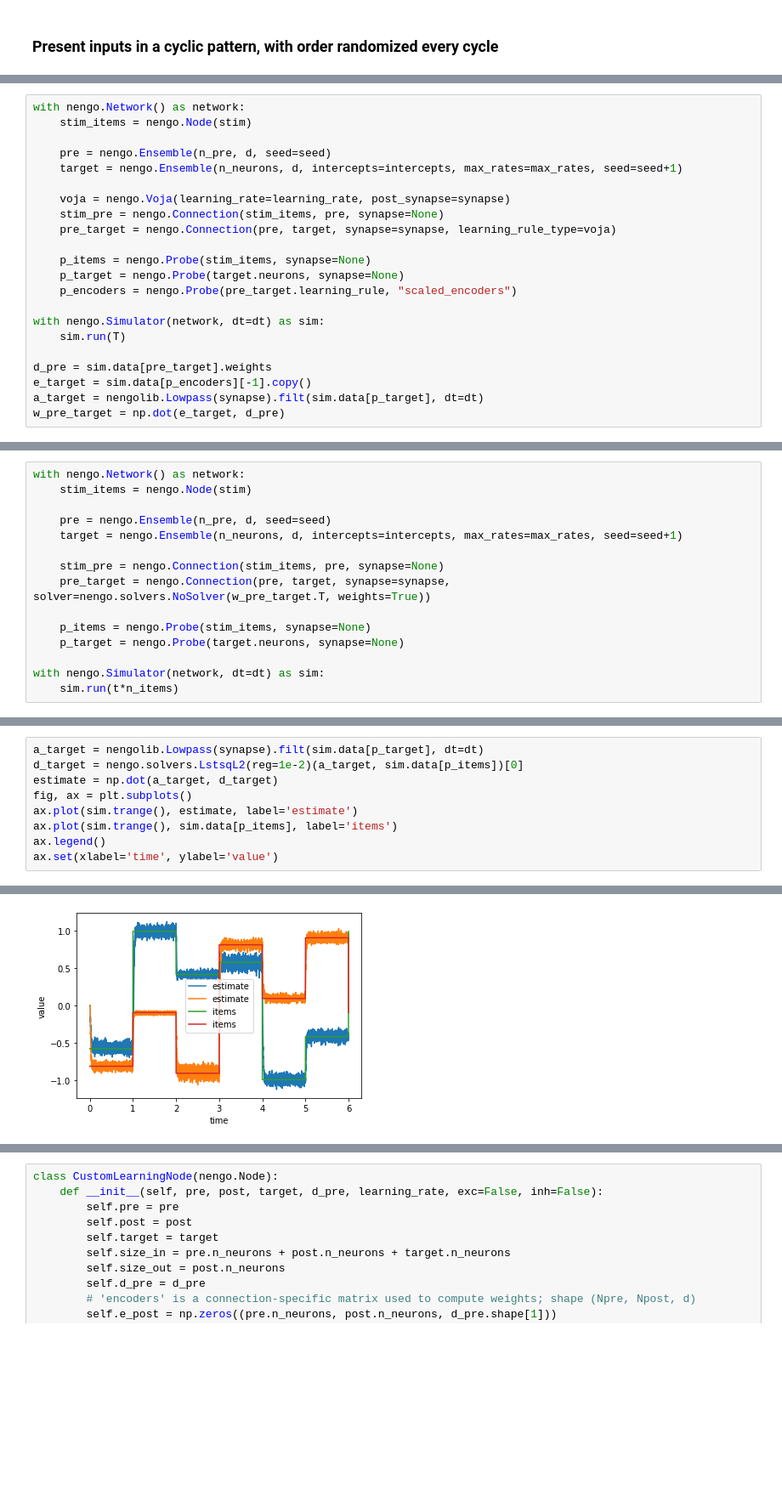
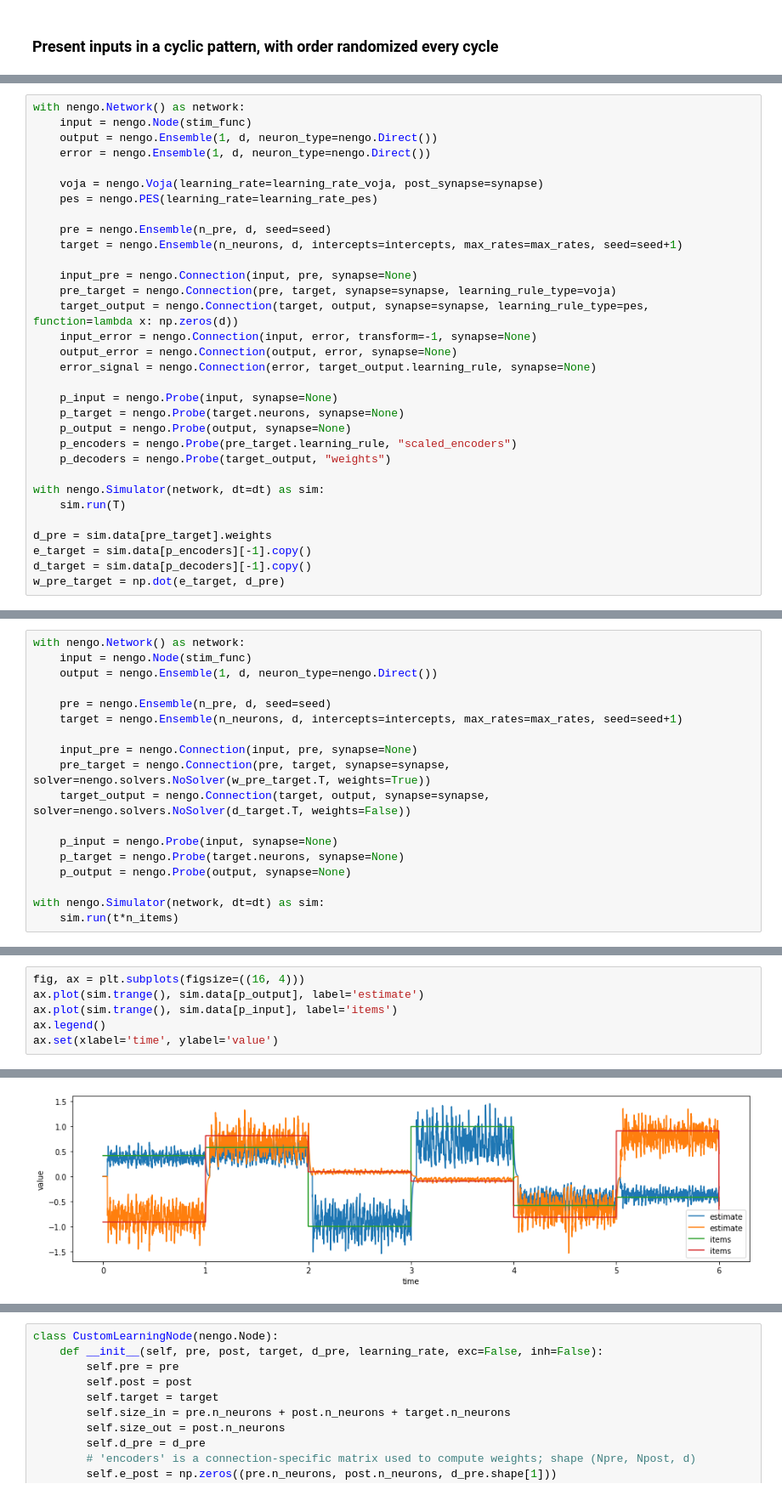
Before and after one commit to psipeter/online-sparsity, a Jupyter notebook: online_sparsity.ipynb, the cells around one changed output, grey strips where cells are left out. Shown at 85% size. Drawn from its saved outputs; the diff is of its cells as text; blank space fills up the shorter version.

```diff
--- a/online_sparsity.ipynb
+++ b/online_sparsity.ipynb
@@ -47,24 +55,34 @@ stim = lambda x: stim_inpt[int(x/dt)]
 # %%
 with nengo.Network() as network:
-    stim_items = nengo.Node(stim)
+    input = nengo.Node(stim_func)
+    output = nengo.Ensemble(1, d, neuron_type=nengo.Direct())
+    error = nengo.Ensemble(1, d, neuron_type=nengo.Direct())
+
+    voja = nengo.Voja(learning_rate=learning_rate_voja, post_synapse=synapse)
+    pes = nengo.PES(learning_rate=learning_rate_pes)
 
     pre = nengo.Ensemble(n_pre, d, seed=seed)
     target = nengo.Ensemble(n_neurons, d, intercepts=intercepts, max_rates=max_rates, seed=seed+1)
 
-    voja = nengo.Voja(learning_rate=learning_rate, post_synapse=synapse)
-    stim_pre = nengo.Connection(stim_items, pre, synapse=None)
+    input_pre = nengo.Connection(input, pre, synapse=None)
     pre_target = nengo.Connection(pre, target, synapse=synapse, learning_rule_type=voja)
+    target_output = nengo.Connection(target, output, synapse=synapse, learning_rule_type=pes, function=lambda x: np.zeros(d))
+    input_error = nengo.Connection(input, error, transform=-1, synapse=None)
+    output_error = nengo.Connection(output, error, synapse=None)
+    error_signal = nengo.Connection(error, target_output.learning_rule, synapse=None)
 
-    p_items = nengo.Probe(stim_items, synapse=None)
+    p_input = nengo.Probe(input, synapse=None)
     p_target = nengo.Probe(target.neurons, synapse=None)
+    p_output = nengo.Probe(output, synapse=None)
     p_encoders = nengo.Probe(pre_target.learning_rule, "scaled_encoders")
+    p_decoders = nengo.Probe(target_output, "weights")
 
 with nengo.Simulator(network, dt=dt) as sim:
     sim.run(T)
 
 d_pre = sim.data[pre_target].weights
 e_target = sim.data[p_encoders][-1].copy()
-a_target = nengolib.Lowpass(synapse).filt(sim.data[p_target], dt=dt)
+d_target = sim.data[p_decoders][-1].copy()
 w_pre_target = np.dot(e_target, d_pre)
 # %% [output]
 HtmlProgressBar cannot be displayed. Please use the TerminalProgressBar. It can be enabled with `nengo.rc.set('progress', 'progress_bar', 'nengo.utils.progress.TerminalProgressBar')`.
@@ -95,15 +137,18 @@ ax2.legend(loc='best')
 # %%
 with nengo.Network() as network:
-    stim_items = nengo.Node(stim)
+    input = nengo.Node(stim_func)
+    output = nengo.Ensemble(1, d, neuron_type=nengo.Direct())
 
     pre = nengo.Ensemble(n_pre, d, seed=seed)
     target = nengo.Ensemble(n_neurons, d, intercepts=intercepts, max_rates=max_rates, seed=seed+1)
 
-    stim_pre = nengo.Connection(stim_items, pre, synapse=None)
+    input_pre = nengo.Connection(input, pre, synapse=None)
     pre_target = nengo.Connection(pre, target, synapse=synapse, solver=nengo.solvers.NoSolver(w_pre_target.T, weights=True))
+    target_output = nengo.Connection(target, output, synapse=synapse, solver=nengo.solvers.NoSolver(d_target.T, weights=False))
 
-    p_items = nengo.Probe(stim_items, synapse=None)
+    p_input = nengo.Probe(input, synapse=None)
     p_target = nengo.Probe(target.neurons, synapse=None)
+    p_output = nengo.Probe(output, synapse=None)
 
 with nengo.Simulator(network, dt=dt) as sim:
     sim.run(t*n_items)
@@ -117,12 +160,9 @@ HtmlProgressBar cannot be displayed. Please use the TerminalProgressBar. It can
 # %%
-a_target = nengolib.Lowpass(synapse).filt(sim.data[p_target], dt=dt)
-d_target = nengo.solvers.LstsqL2(reg=1e-2)(a_target, sim.data[p_items])[0]
-estimate = np.dot(a_target, d_target)
-fig, ax = plt.subplots()
-ax.plot(sim.trange(), estimate, label='estimate')
-ax.plot(sim.trange(), sim.data[p_items], label='items')
+fig, ax = plt.subplots(figsize=((16, 4)))
+ax.plot(sim.trange(), sim.data[p_output], label='estimate')
+ax.plot(sim.trange(), sim.data[p_input], label='items')
 ax.legend()
 ax.set(xlabel='time', ylabel='value')
 # %% [output]
 [Text(0.5, 0, 'time'), Text(0, 0.5, 'value')]
-[figure, old version]
+[figure, new version]
```
Also changed, not shown: parts of 50 cells of this notebook.
